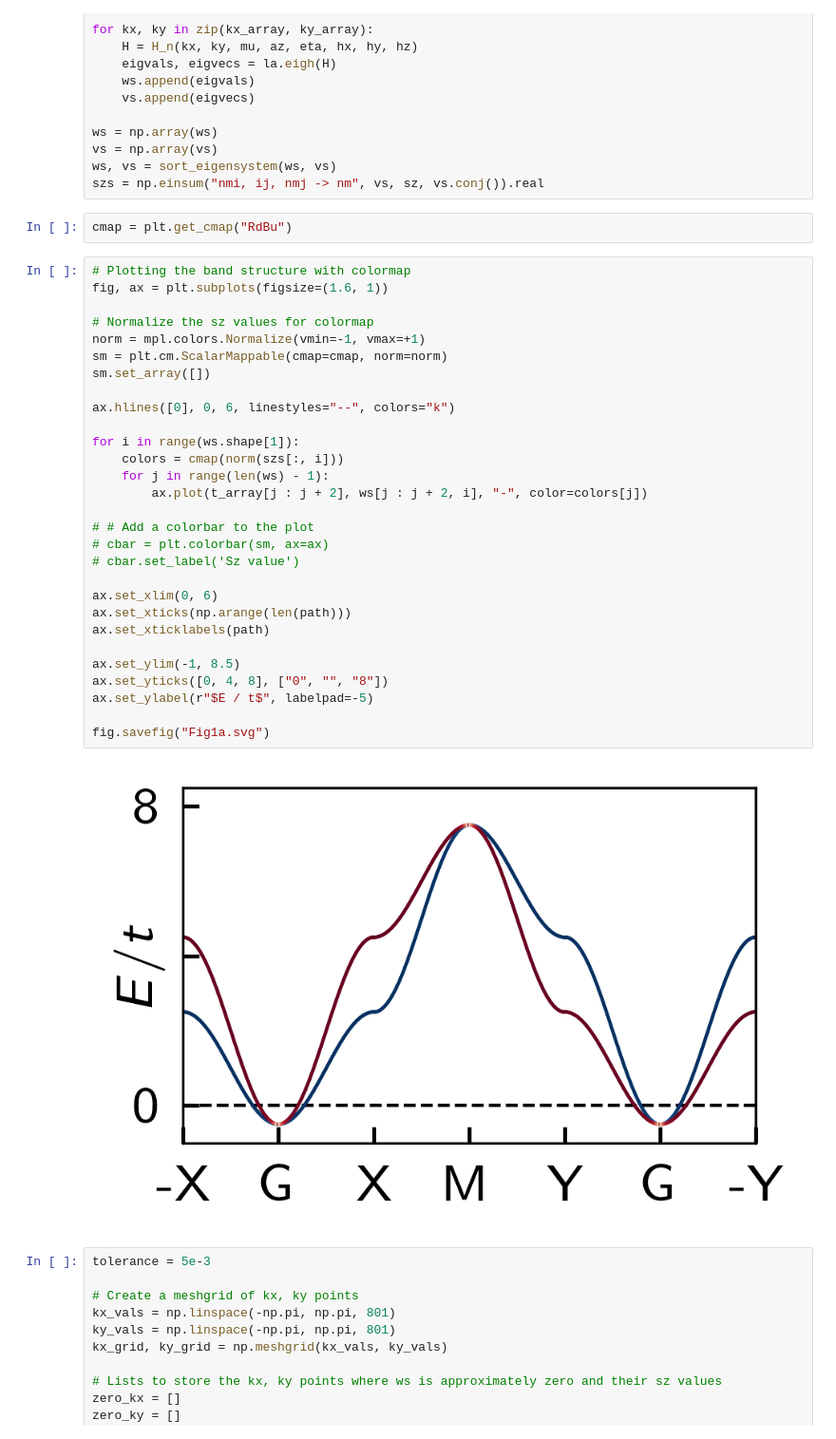
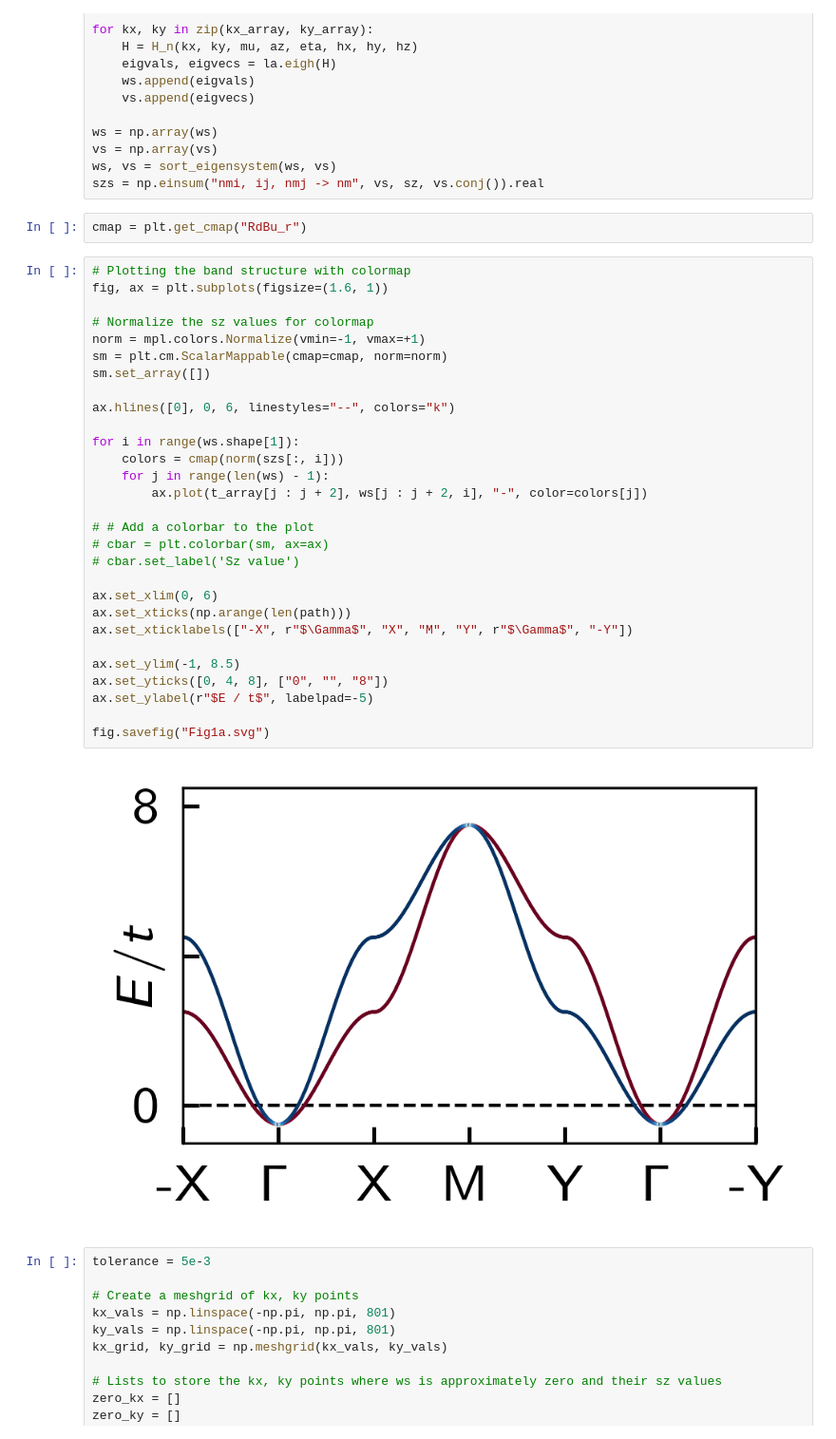
Before and after one commit to maiani/amsc_impurities, a Jupyter notebook: bulk/bands.ipynb, the cells around one changed output. Shown at 95% size. Saved outputs shown, nothing was run; the diff lists cells and outputs as text.

```diff
--- a/bulk/bands.ipynb
+++ b/bulk/bands.ipynb
@@ -95,38 +95,38 @@ vs = np.array(vs)
 ws, vs = sort_eigensystem(ws, vs)
 szs = np.einsum("nmi, ij, nmj -> nm", vs, sz, vs.conj()).real
 # %%
-cmap = plt.get_cmap("RdBu")
+cmap = plt.get_cmap("RdBu_r")
 # %%
 # Plotting the band structure with colormap
 fig, ax = plt.subplots(figsize=(1.6, 1))
 
 # Normalize the sz values for colormap
 norm = mpl.colors.Normalize(vmin=-1, vmax=+1)
 sm = plt.cm.ScalarMappable(cmap=cmap, norm=norm)
 sm.set_array([])
 
 ax.hlines([0], 0, 6, linestyles="--", colors="k")
 
 for i in range(ws.shape[1]):
     colors = cmap(norm(szs[:, i]))
     for j in range(len(ws) - 1):
         ax.plot(t_array[j : j + 2], ws[j : j + 2, i], "-", color=colors[j])
 
 # # Add a colorbar to the plot
 # cbar = plt.colorbar(sm, ax=ax)
 # cbar.set_label('Sz value')
 
 ax.set_xlim(0, 6)
 ax.set_xticks(np.arange(len(path)))
-ax.set_xticklabels(path)
+ax.set_xticklabels(["-X", r"$\Gamma$", "X", "M", "Y", r"$\Gamma$", "-Y"])
 
 ax.set_ylim(-1, 8.5)
 ax.set_yticks([0, 4, 8], ["0", "", "8"])
 ax.set_ylabel(r"$E / t$", labelpad=-5)
 
 fig.savefig("Fig1a.svg")
 # %% [output]
-[figure, old version]
+[figure, new version]
 # %%
 tolerance = 5e-3
 
```
Also changed, not shown: parts of 5 cells of this notebook, 11 other files.
